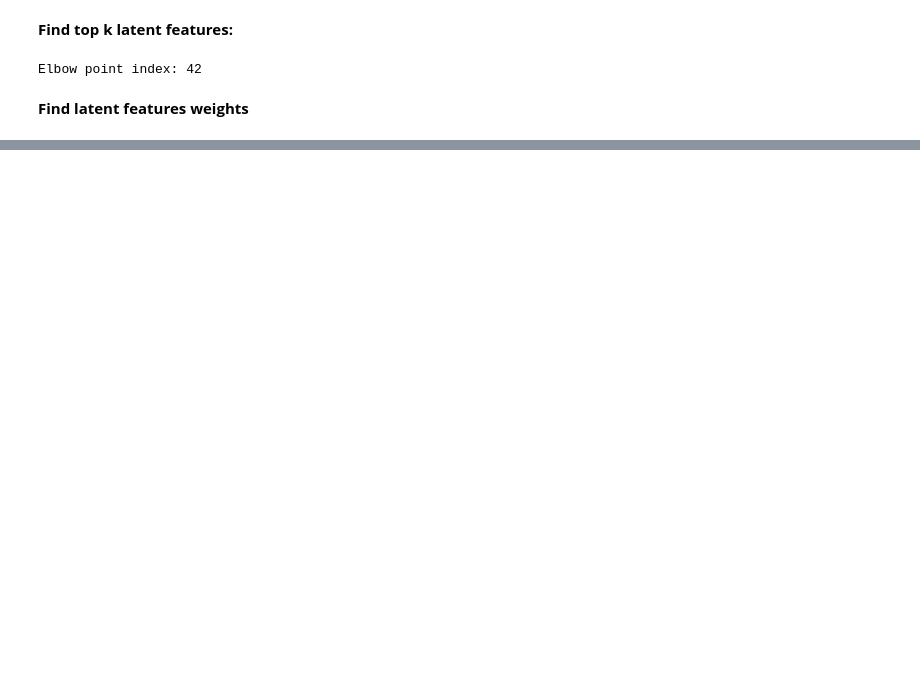
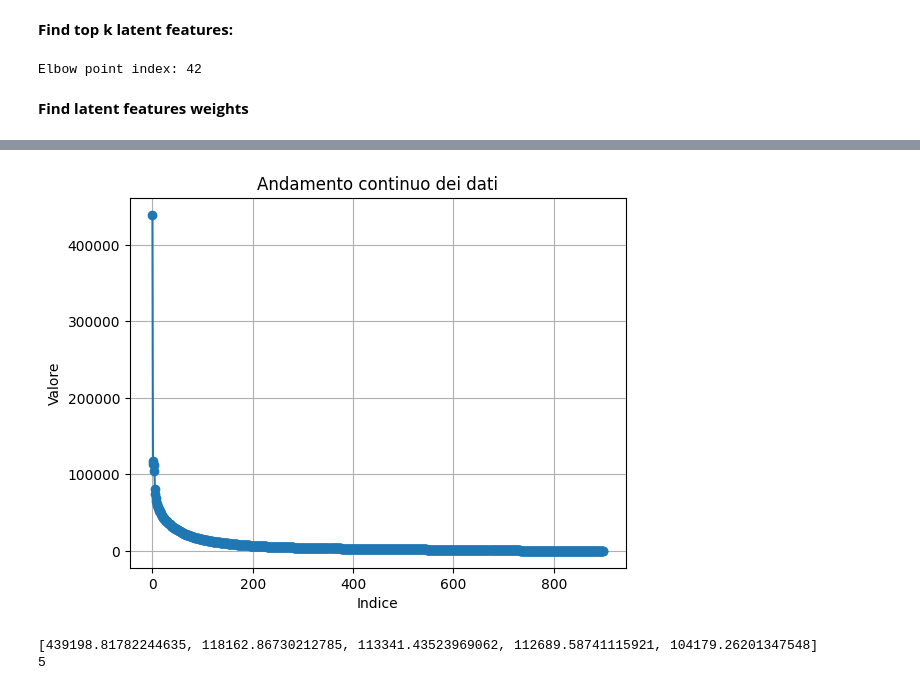
Before and after one commit to VittuD/dbm25, a Jupyter notebook: task_5_6/task_5_svd.ipynb, the cells around one changed output, grey strips where cells are left out. Saved outputs shown, nothing was run; the diff lists cells and outputs as text; code cells hidden in the pictures; blank space fills up the shorter version.

```diff
--- a/task_5_6/task_5_svd.ipynb
+++ b/task_5_6/task_5_svd.ipynb
@@ -116,0 +112,7 @@ Matrix rank: 900
+# %%
+# Plotting the top k latent features with plot_latent_features
+plot_latent_features(S)
+# %% [output]
+[figure, added]
+[439198.81782244635, 118162.86730212785, 113341.43523969062, 112689.58741115921, 104179.26201347548]
+5
```
Also changed, not shown: parts of 2 cells of this notebook, 6 other files.
